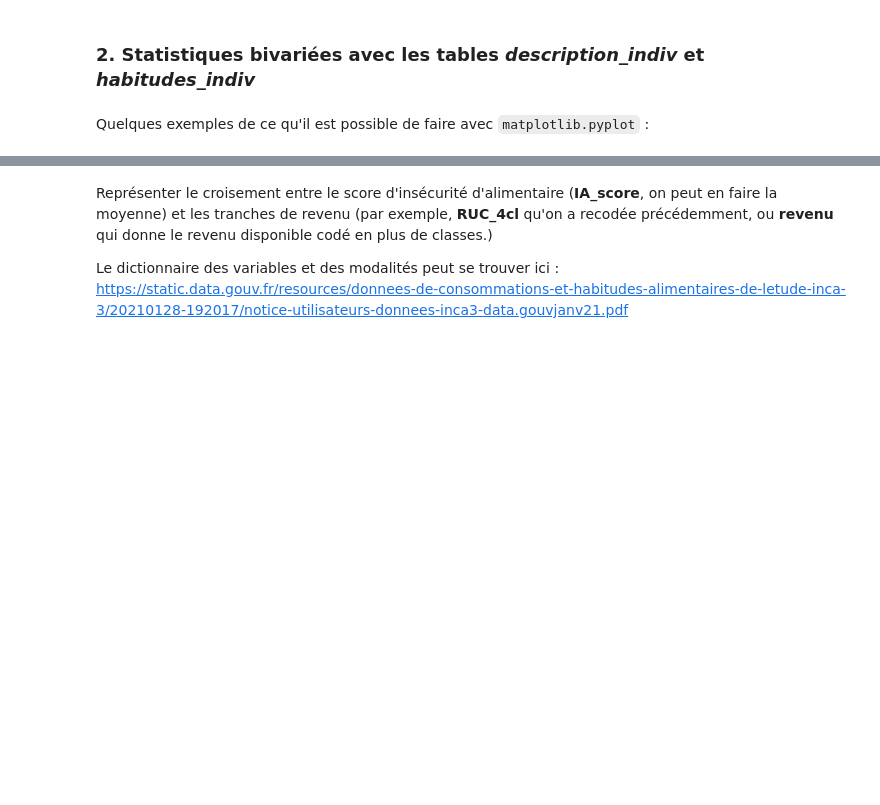
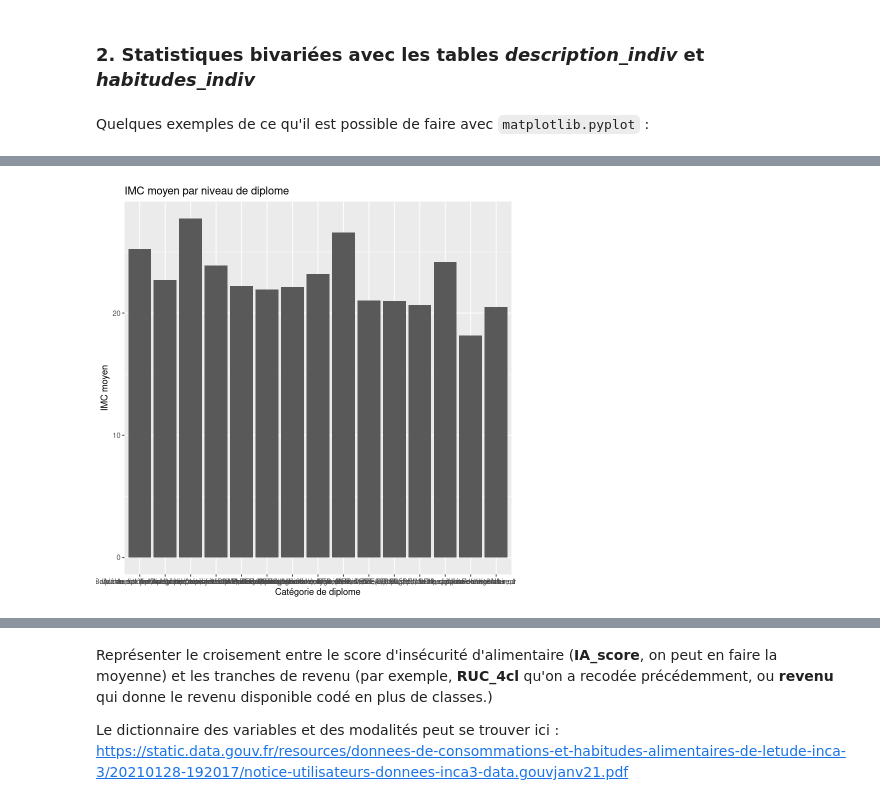
Before and after one commit to InseeFrLab/funathon2023_sujet3, a Jupyter notebook: Sujet_3_R.ipynb, the cells around one changed output, grey strips where cells are left out. Saved outputs shown, nothing was run; the diff lists cells and outputs as text; code cells hidden in the pictures; blank space fills up the shorter version.

Commit message:
trad part 1 stats univars et bivars

```diff
--- a/Sujet_3_R.ipynb
+++ b/Sujet_3_R.ipynb
@@ -212,7 +211,7 @@ Faire pareil pour les tranches de revenu : histogramme de la variable **RUC_4cl*
 # %%
 # Niveau de vie
 
-dico_RUC = {1:"<900 €/mois/UC",
-            2:"[900-1 340[ €/mois/UC",
-            3:"[1 340-1 850[ €/mois/U",
-            4:">=1 850 €/mois/UC"}
+description_indiv <- description_indiv %>% mutate(categorie_ruc=case_when(RUC_4cl==1 ~ "<900 €/mois/UC",
+                                                                         RUC_4cl==2 ~ "[900-1 340[ €/mois/UC",
+                                                                         RUC_4cl==3 ~ "[1 340-1 850[ €/mois/U",
+                                                                         RUC_4cl==4 ~ ">=1 850 €/mois/UC"))
@@ -236,0 +224,11 @@ plt.plot()
+# %%
+# Imc moyen par niveau de diplôme
+
+imc_par_diplome <- description_indiv %>% group_by(categorie_diplome) %>% summarise(imc_moyen=mean(imc,na.rm=TRUE))
+
+ggplot(data=imc_par_diplome,aes(x=categorie_diplome,y=imc_moyen))+
+geom_histogram(stat="identity")+
+labs(title="IMC moyen par niveau de diplome",
+     x="Catégorie de diplome",
+     y="IMC moyen")
+# %% [output]
@@ -237 +237,2 @@ plt.plot()
+[figure, added]
 # %%
```
Also changed, not shown: parts of 14 cells of this notebook.
